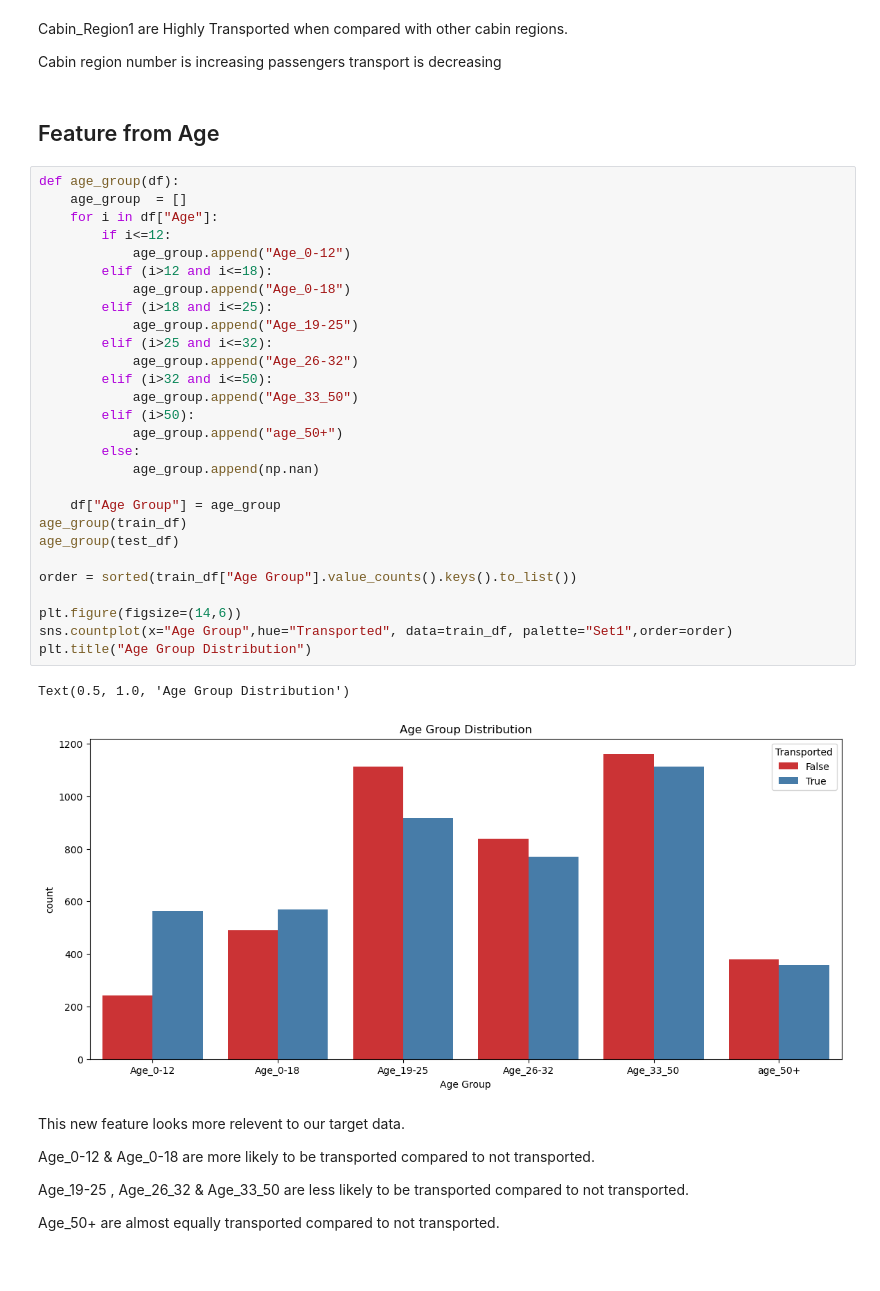
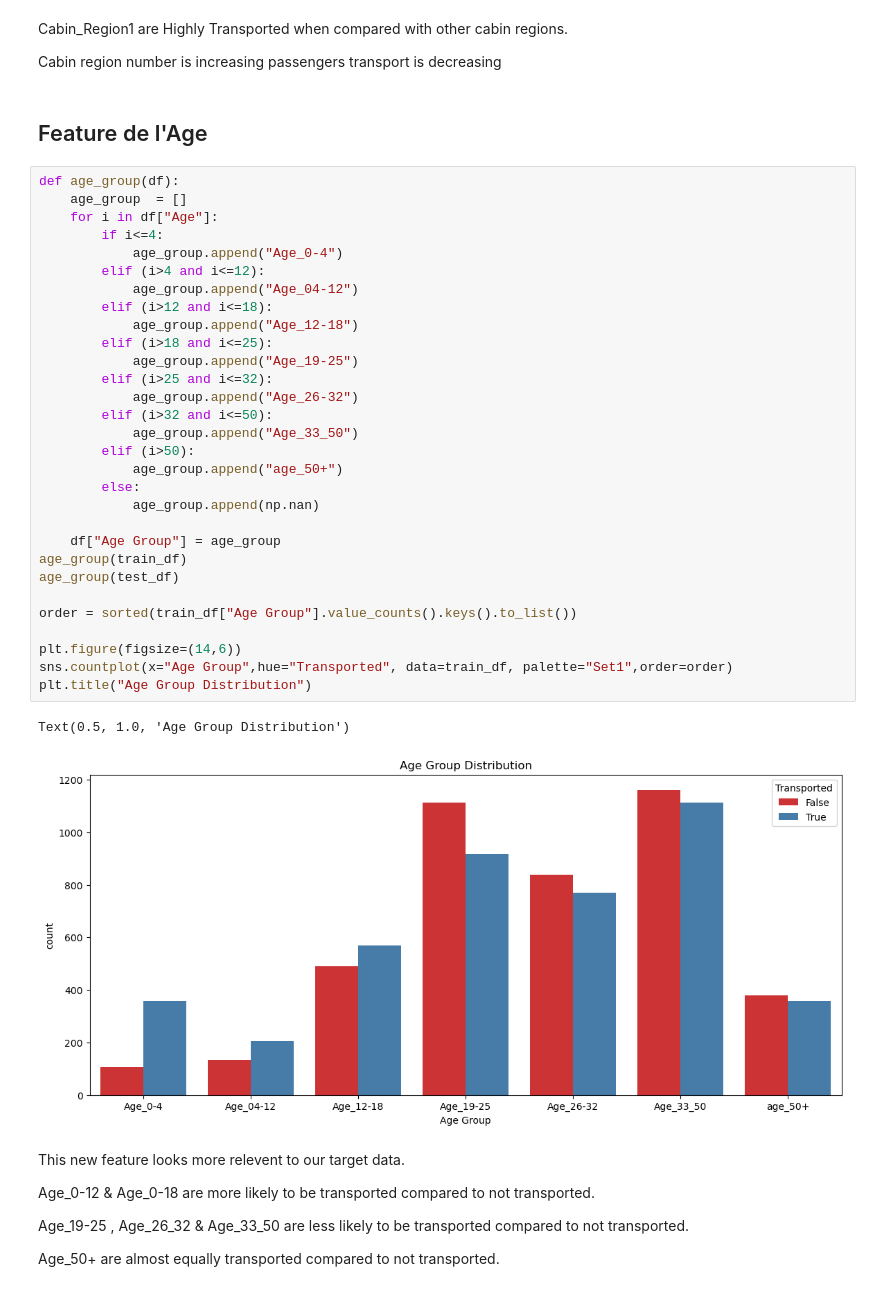
Before and after one commit to ColinAlAskA/Projet_ENSIIE_Apprentissage_Automatique, a Jupyter notebook: ml.ipynb, the cells around one changed output. Drawn from its saved outputs; the diff is of its cells as text.

```diff
--- a/ml.ipynb
+++ b/ml.ipynb
@@ -422,38 +418,40 @@ Cabin_Region1 are Highly Transported when compared with other cabin regions.
 
 Cabin region number is increasing passengers transport is decreasing
 # %% [markdown]
-## Feature from Age
+## Feature de l'Age
 # %%
 def age_group(df):
     age_group  = []
     for i in df["Age"]:
-        if i<=12:
-            age_group.append("Age_0-12")
+        if i<=4:
+            age_group.append("Age_0-4")
+        elif (i>4 and i<=12):
+            age_group.append("Age_04-12")
         elif (i>12 and i<=18):
-            age_group.append("Age_0-18")
+            age_group.append("Age_12-18")
         elif (i>18 and i<=25):
             age_group.append("Age_19-25")
         elif (i>25 and i<=32):
             age_group.append("Age_26-32")
         elif (i>32 and i<=50):
             age_group.append("Age_33_50")
         elif (i>50):
             age_group.append("age_50+")
         else:
             age_group.append(np.nan)
 
     df["Age Group"] = age_group
 age_group(train_df)
 age_group(test_df)
 
 order = sorted(train_df["Age Group"].value_counts().keys().to_list())
 
 plt.figure(figsize=(14,6))
 sns.countplot(x="Age Group",hue="Transported", data=train_df, palette="Set1",order=order)
 plt.title("Age Group Distribution")
 # %% [output]
 Text(0.5, 1.0, 'Age Group Distribution')
-[figure, old version]
+[figure, new version]
 # %% [markdown]
 This new feature looks more relevent to our target data.
 
```
Also changed, not shown: parts of 40 cells of this notebook, 6 other files.
